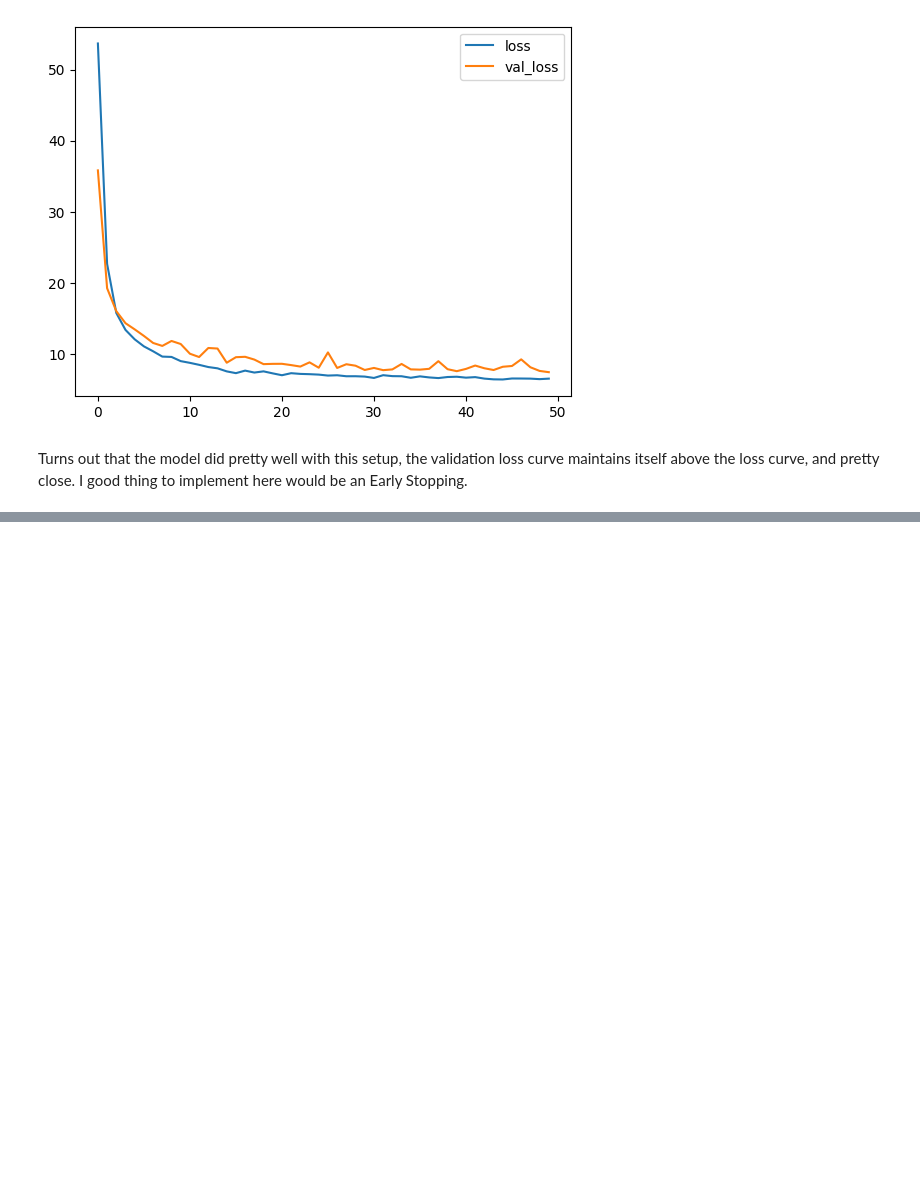
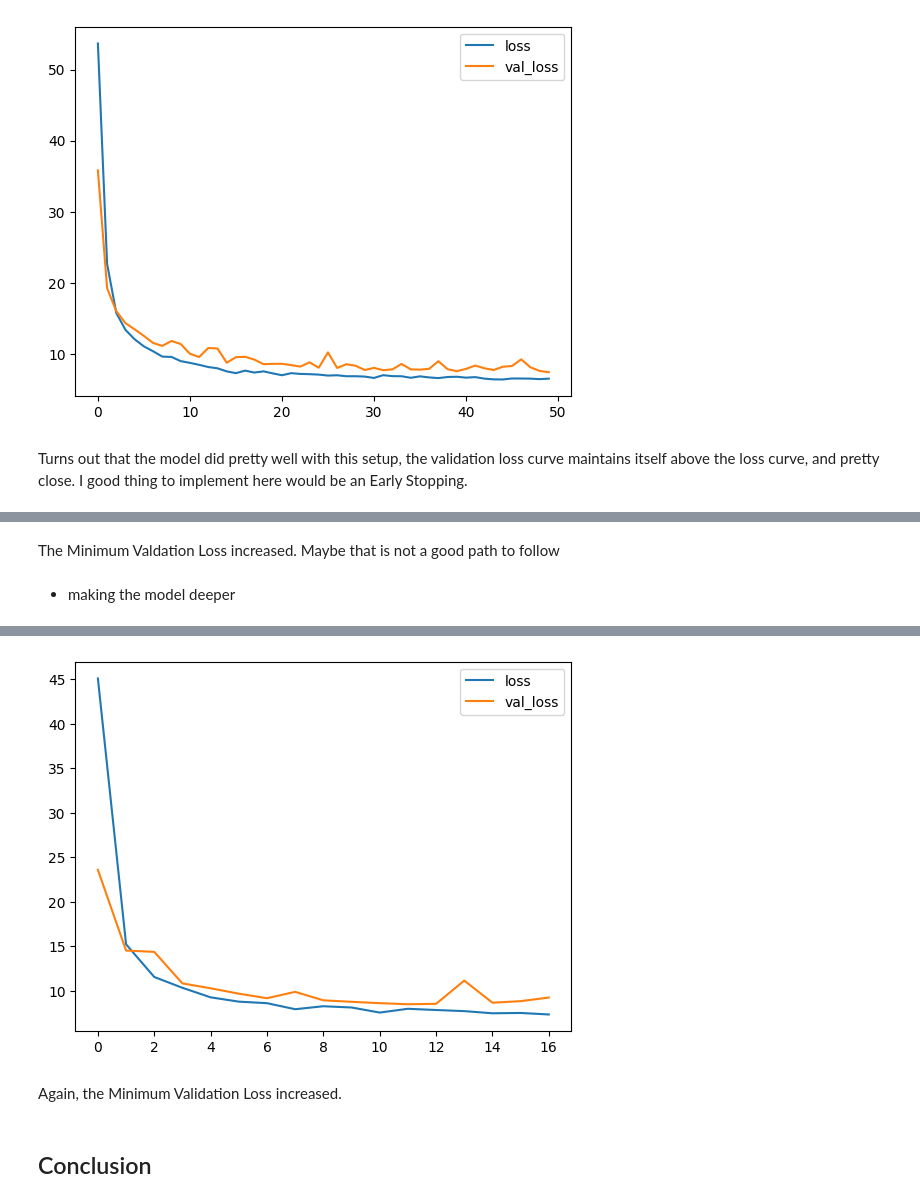
Before and after one commit to uricampos/mesothelioma-deaths-england, a Jupyter notebook: mesothelioma-deaths-england.ipynb, the cells around one changed output, grey strips where cells are left out. Cells and saved outputs as stored; diff of their text form; code cells hidden in the pictures; blank space fills up the shorter version.

```diff
--- a/mesothelioma-deaths-england.ipynb
+++ b/mesothelioma-deaths-england.ipynb
@@ -137,0 +232,30 @@ Turns out that the model did pretty well with this setup, the validation loss cu
+# %% [markdown]
+The Minimum Valdation Loss increased. Maybe that is not a good path to follow
+# %% [markdown]
+- making the model deeper
+# %%
+model = keras.Sequential([
+    layers.Dense(128, activation='relu', input_shape=input_shape),
+    layers.Dense(64, activation='relu'),
+    layers.Dense(32, activation='relu'),
+    layers.Dense(16, activation='relu'),
+    layers.Dense(1)
+])
+
+model.compile(
+    optimizer='adam',
+    loss='mae'
+)
+
+history = model.fit(
+    X_train, y_train,
+    validation_data=(X_valid, y_valid),
+    batch_size=2,
+    epochs=50,
+    callbacks=[early_stopping]
+)
+
+history_df = pd.DataFrame(history.history)
+history_df.loc[:, ['loss', 'val_loss']].plot()
+print('Minimum Valiation Loss: {:0.4f}'.format(history_df['val_loss'].min()))
+# %% [output]
@@ -137,0 +279,5 @@ Turns out that the model did pretty well with this setup, the validation loss cu
+[figure, added]
+# %% [markdown]
+Again, the Minimum Validation Loss increased.
+# %% [markdown]
+## Conclusion
```
Also changed, not shown: parts of 7 cells of this notebook.
